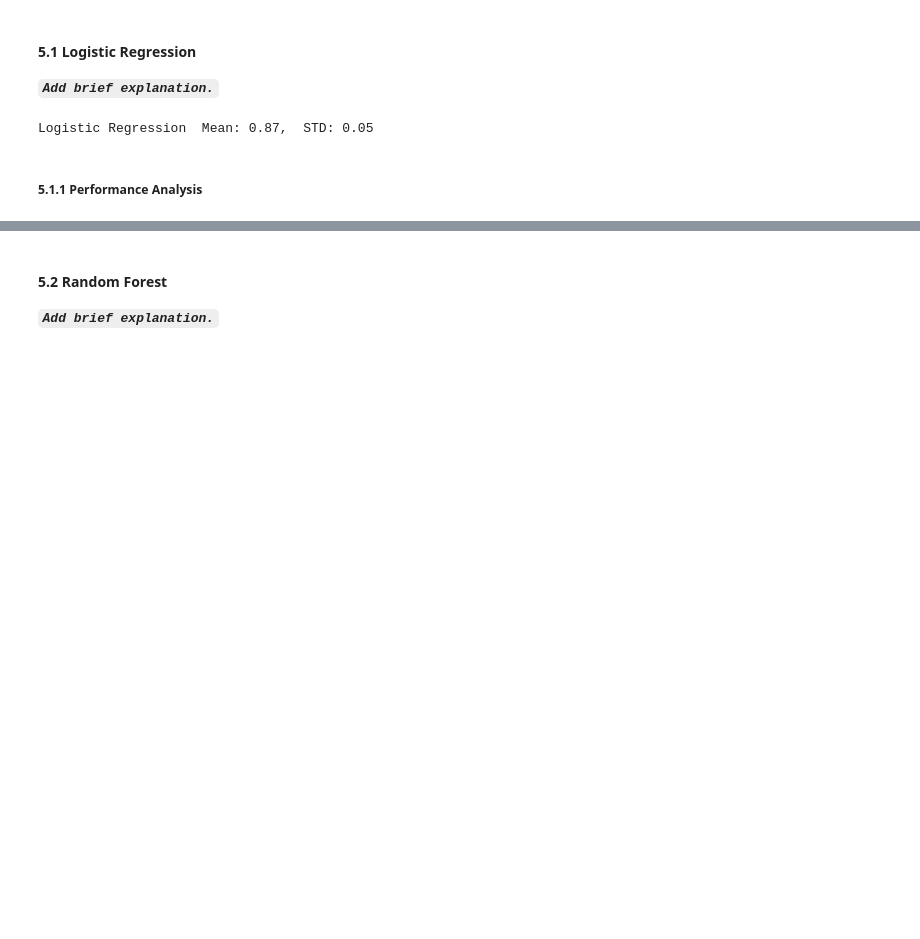
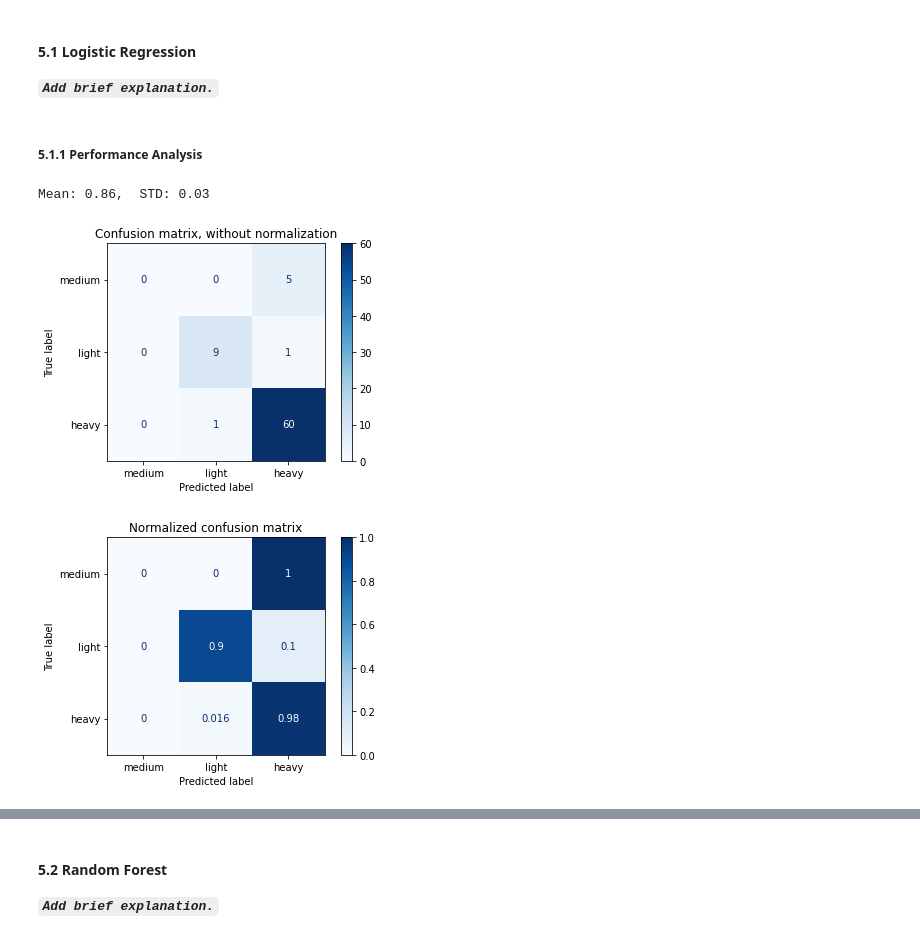
Before and after one commit to eneskacan/agu-capstone, a Jupyter notebook: main.ipynb, the cells around one changed output, grey strips where cells are left out. Cells and saved outputs as stored; diff of their text form; code cells hidden in the pictures; blank space fills up the shorter version.

Commit message:
Show performance metrics

```diff
--- a/main.ipynb
+++ b/main.ipynb
@@ -150,14 +128,56 @@ def save_score(name,score):
+# %%
+# Calculate Stratified 10-Fold Accuracy
+from sklearn.model_selection import StratifiedKFold
+from sklearn.model_selection import cross_val_score
+
+def clc_accuracy(classifier):
+    skf = StratifiedKFold(n_splits=10) # Set stratified 10-fold
+    score = cross_val_score(classifier, X_train, y_train.values.ravel(), cv=skf,
+                            n_jobs=1, scoring='accuracy')
+    print(f"Mean: {score.mean():.2f},".ljust(12), f"STD: {score.std():.2f}")
+
+# Plot Confusion Matrix
+from sklearn.metrics import plot_confusion_matrix
+from matplotlib import pyplot as plt
+
+def plt_confusion_matrix(classifier):
+    class_names = y_test.iloc[:, 0].unique()
+    titles_options = [("Confusion matrix, without normalization", None, 1),
+                      ("Normalized confusion matrix", 'true', 2)]
+    classifier = classifier.fit(X_train, y_train.values.ravel())
+    for title, normalize, index in titles_options:
+      disp = plot_confusion_matrix(classifier, X_test, y_test,
+                                   display_labels=class_names,
+                                   cmap=plt.cm.Blues, normalize=normalize)
+      disp.ax_.set_title(title)
+    plt.show();
+
+# Plot Classification Report
+from sklearn.metrics import classification_report
+import seaborn as sns
+
+def plt_classification_report(classifier):
+    class_names = y_test.iloc[:, 0].unique()
+    y_pred = classifier.fit(X_train, y_train.values.ravel()).predict(X_test)
+    report = classification_report(y_test, y_pred, target_names=class_names, output_dict=True, zero_division=0)
+    sns.heatmap(pd.DataFrame(report).iloc[:-1, :].T, annot=True, cmap=plt.cm.Blues)
+    plt.yticks(rotation=0)
+    plt.show();
 # %% [markdown]
 #### 5.1 Logistic Regression
 ***`Add brief explanation.`***
 # %%
 # Logistic Regression
 from sklearn.linear_model import LogisticRegression
-
-lrc = LogisticRegression(solver="lbfgs", max_iter=50000)
-score = cross_val_score(lrc, X_train, y_train.values.ravel(), cv=skf, n_jobs=1, scoring='accuracy')
-save_score("Logistic Regression", score)
+logistic_regression = LogisticRegression(solver="lbfgs", max_iter=50000)
-# %% [output]
-Logistic Regression  Mean: 0.87,  STD: 0.05
 # %% [markdown]
 ##### 5.1.1 Performance Analysis
+# %%
+clc_accuracy(logistic_regression)
+# %% [output]
+Mean: 0.86,  STD: 0.03
+# %%
+plt_confusion_matrix(logistic_regression)
+# %% [output]
+[figure, added]
+[figure, added]
```
Also changed, not shown: parts of 10 cells of this notebook.
